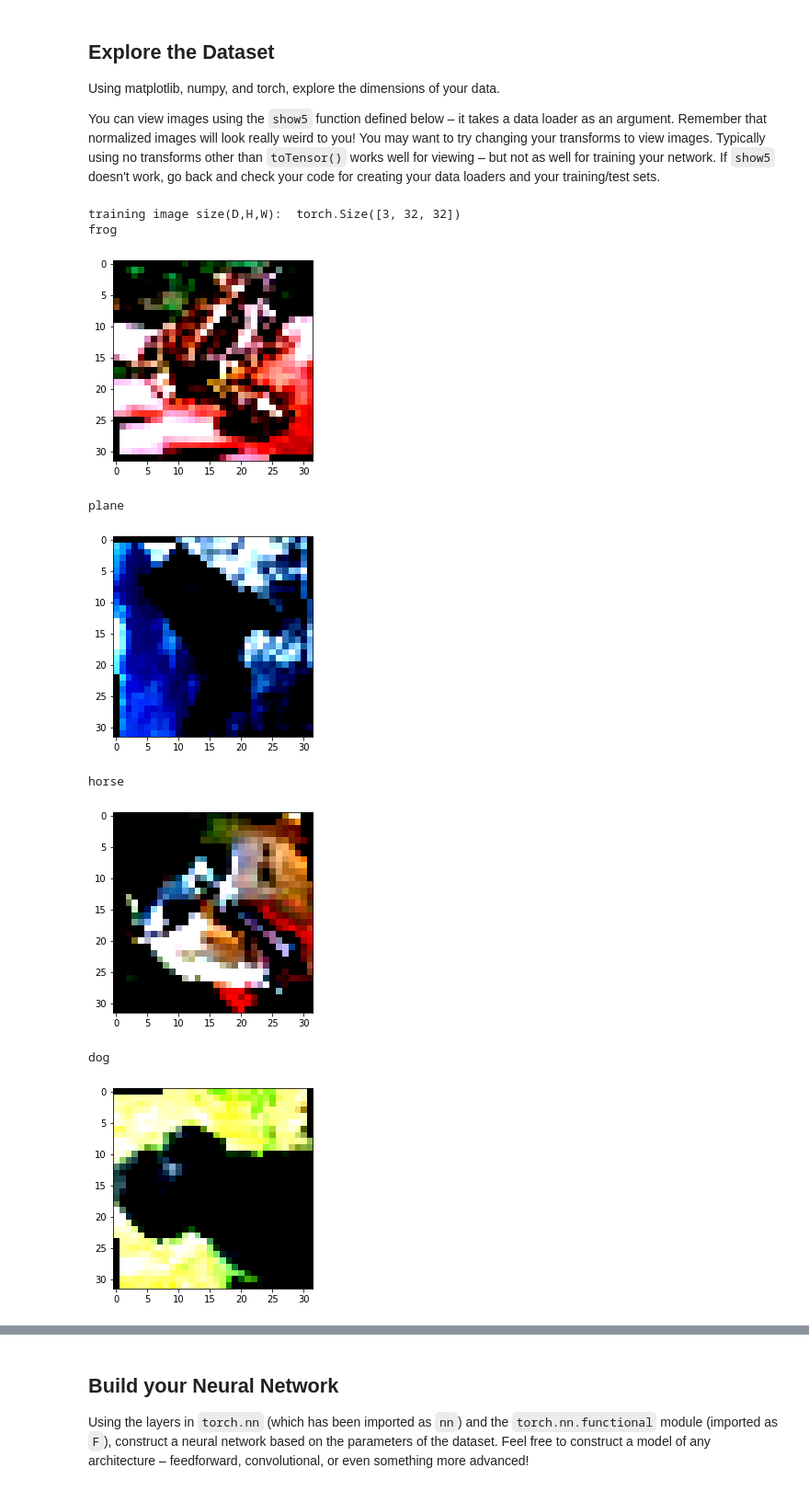
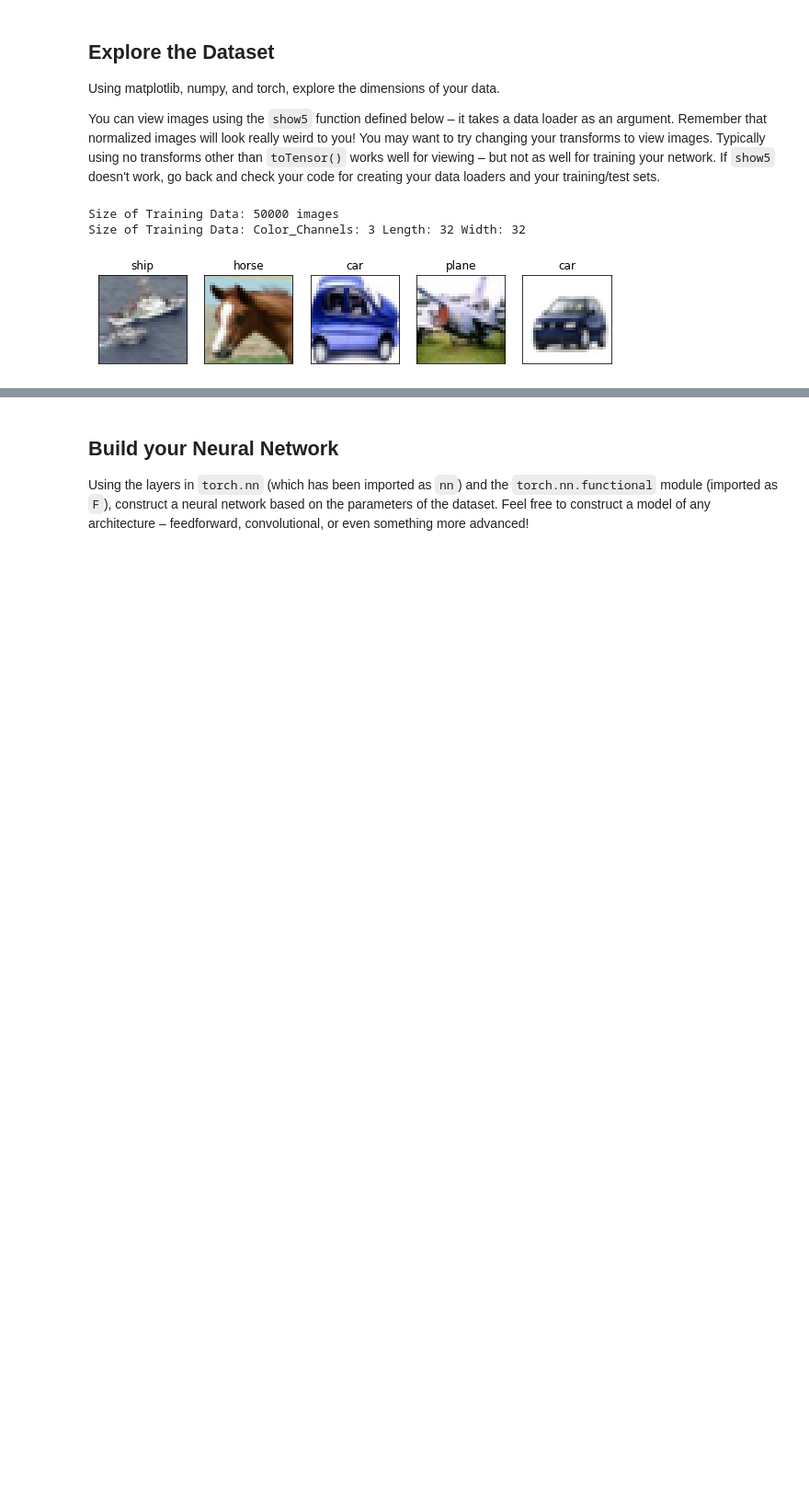
Before and after one commit to AkshatYadav0/Cifar10-Img_Classifier, a Jupyter notebook: CIFAR-10_Image_Classifier-STARTER.ipynb, the cells around one changed output, grey strips where cells are left out. Shown: that part at 92% size. Saved outputs shown, nothing was run; the diff lists cells and outputs as text; code cells hidden in the pictures; blank space fills up the shorter version.

```diff
--- a/CIFAR-10_Image_Classifier-STARTER.ipynb
+++ b/CIFAR-10_Image_Classifier-STARTER.ipynb
@@ -47,14 +47,14 @@ from  torch.utils.data import DataLoader
 from torch.utils.data.sampler import SubsetRandomSampler
 
 train_transform = transforms.Compose([
-                                transforms.RandomHorizontalFlip(), # randomly flip and rotate
+                                transforms.RandomHorizontalFlip(),
                                 transforms.RandomRotation(10),
                                 transforms.ToTensor(),
-                                transforms.Normalize((0.485, 0.456, 0.406), (0.229, 0.224, 0.225))
+                                transforms.Normalize((0.5, 0.5, 0.5), (0.5, 0.5, 0.5))
                                 ])
 test_transform = transforms.Compose([
                                 transforms.ToTensor(),
-                                transforms.Normalize((0.485, 0.456, 0.406), (0.229, 0.224, 0.225))
+                                transforms.Normalize((0.5, 0.5, 0.5), (0.5, 0.5, 0.5))
                                 ])
 #transforms.GaussianBlur(kernel_size, sigma=(0.1, 2.0))
 
@@ -63,27 +63,24 @@ test_transform = transforms.Compose([
 
 # choose the training and test datasets
 train_data = datasets.CIFAR10('data', train=True, download=True, transform=train_transform)
-
+test_data = datasets.CIFAR10('data', train=False,download=True, transform=test_transform)
 
 valid_size = 0.2
-num_train = len(train_data)
+num_train = len(test_data)
 indices = list(range(num_train))
 np.random.shuffle(indices)
 split = int(np.floor(valid_size * num_train))
-train_idx, valid_idx = indices[split:], indices[:split]
-train_sampler = SubsetRandomSampler(train_idx)
+test_idx, valid_idx = indices[split:], indices[:split]
+
+test_sampler = SubsetRandomSampler(test_idx)
 valid_sampler = SubsetRandomSampler(valid_idx)
 
-
-train_loader = DataLoader(train_data,batch_size=32,sampler=train_sampler, num_workers=0)
-valid_loader = DataLoader(train_data,batch_size=32,sampler=valid_sampler, num_workers=0)
-
-
+train_loader = DataLoader(train_data,batch_size=32,num_workers=0)
+valid_loader = DataLoader(test_data,batch_size=20,sampler=valid_sampler, num_workers=0)
 
 # Create test set and define test dataloader
-## YOUR CODE HERE ##
-test_data = datasets.CIFAR10('data', train=False,download=True, transform=test_transform)
-test_loader = DataLoader(test_data,batch_size=20,num_workers=0)
+
+test_loader = DataLoader(test_data,batch_size=20,sampler=test_sampler,num_workers=0)
 # The 10 classes in the dataset
 classes = ('plane', 'car', 'bird', 'cat', 'deer', 'dog', 'frog', 'horse', 'ship', 'truck')
 # %% [output]
@@ -104,27 +101,25 @@ def show5(img_loader):
     batch = next(dataiter)
     labels = batch[1][0:5]
     images = batch[0][0:5]
+    fig = plt.figure(figsize=(10,10))
     for i in range(5):
-        print(classes[labels[i]])
+        ax = fig.add_subplot(1, 5, i+1, xticks=[], yticks=[])
         image = images[i].numpy()
-        plt.imshow(image.T.clip(0,1))
-        plt.show()
+        image = image / 2 + 0.5
+
+        plt.imshow((np.transpose(image, (1, 2, 0))))
+        ax.set_title(classes[labels[i]])
+    #plt.show()
 # %%
 # Explore data
 ## YOUR CODE HERE ##
 dataiter = iter(train_loader)
 batch = next(dataiter)
 images = batch[0][0]
-print("training image size(D,H,W): ",images.shape)
-
-show5(train_loader)
+print(f"Size of Training Data: {len(train_data)} images")
+print(f"Size of Training Data: Color_Channels: {images.shape[0]} Length: {images.shape[1]} Width: {images.shape[2]} ")
+show5(test_loader)
 # %% [output]
-training image size(D,H,W):  torch.Size([3, 32, 32])
-frog
+Size of Training Data: 50000 images
+Size of Training Data: Color_Channels: 3 Length: 32 Width: 32
-[figure, old version]
+[figure, new version]
-plane
-[figure, removed]
-horse
-[figure, removed]
-dog
-[figure, removed]
```
Also changed, not shown: parts of 8 cells of this notebook, 3 other files.
